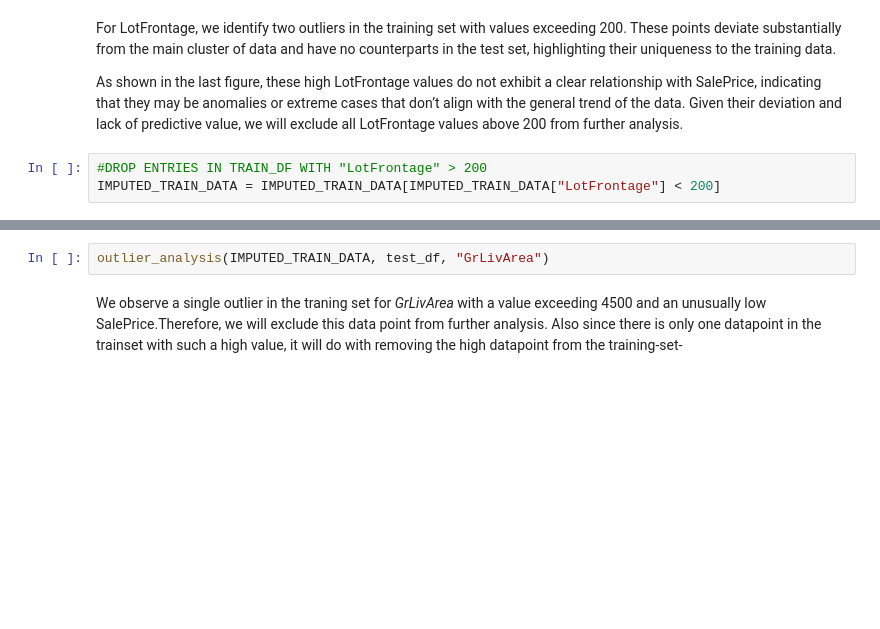
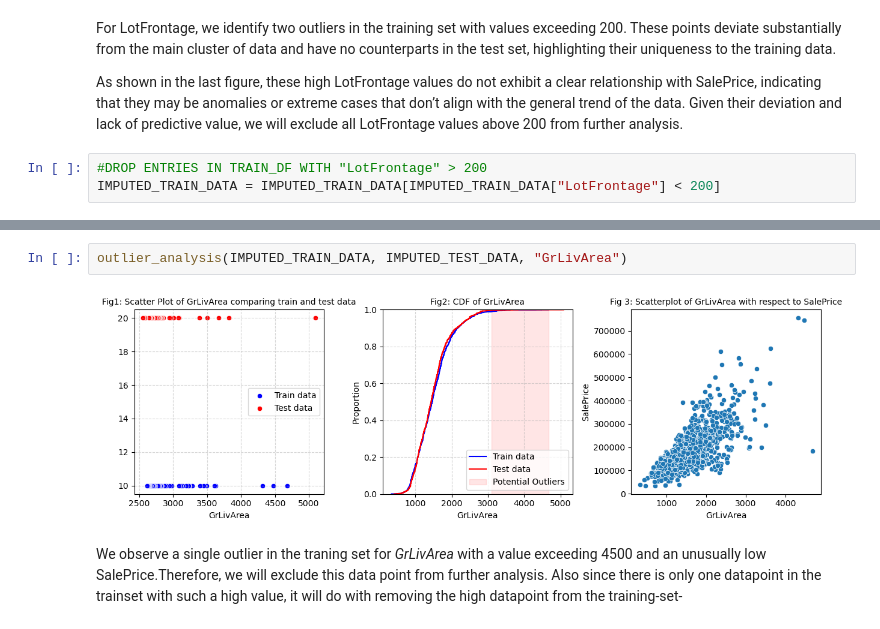
Before and after one commit to boraaktas/COMP4433-Team_Project, a Jupyter notebook: outlier_analysis.ipynb, the cells around one changed output, grey strips where cells are left out. Saved outputs shown, nothing was run; the diff lists cells and outputs as text; blank space fills up the shorter version.

```diff
--- a/outlier_analysis.ipynb
+++ b/outlier_analysis.ipynb
@@ -126,5 +166,7 @@ IMPUTED_TRAIN_DATA = IMPUTED_TRAIN_DATA[IMPUTED_TRAIN_DATA["LotFrontage"] < 200]
 # %%
-outlier_analysis(IMPUTED_TRAIN_DATA, test_df, "GrLivArea")
+outlier_analysis(IMPUTED_TRAIN_DATA, IMPUTED_TEST_DATA, "GrLivArea")
+# %% [output]
+[figure, added]
 # %% [markdown]
 We observe a single outlier in the traning set for *GrLivArea* with a value exceeding 4500 and an unusually low SalePrice.Therefore, we will exclude this data point from further analysis. Also since there is only one datapoint in the trainset with such a high value, it will do with removing the high datapoint from the training-set-
 # %%
```
Also changed, not shown: parts of 22 cells of this notebook.
